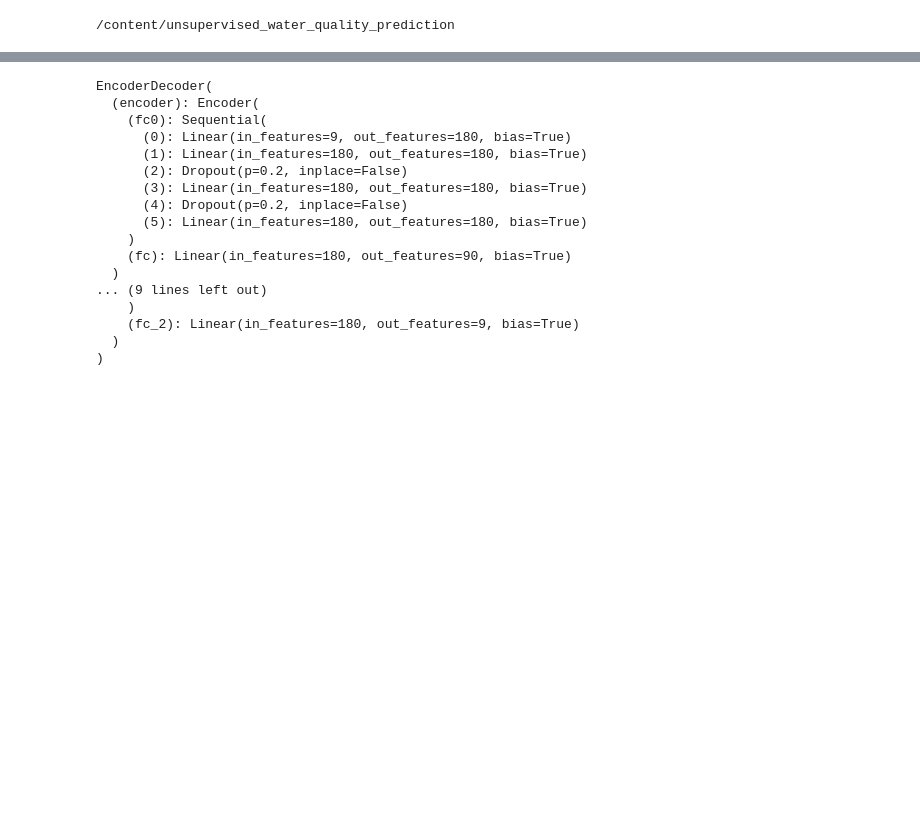
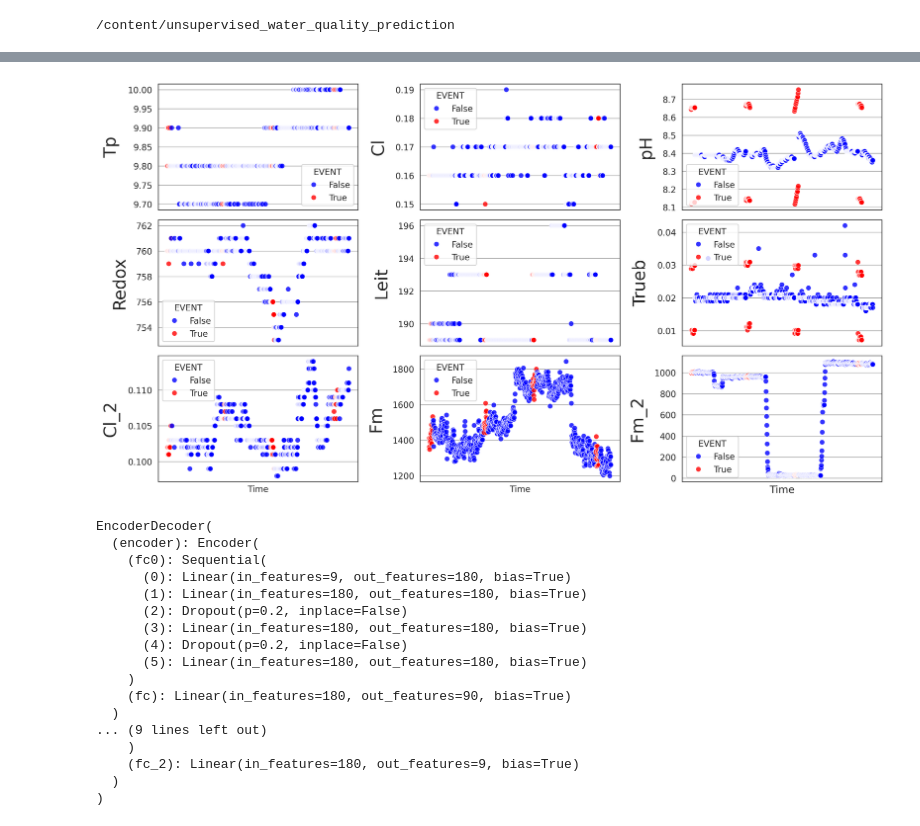
Before and after one commit to Afonso-Leal/unsupervised_water_quality_prediction, a Jupyter notebook: notebook_autoencoder_waterproblem_denseNN.ipynb, the cells around one changed output, grey strips where cells are left out. Drawn from its saved outputs; the diff is of its cells as text; code cells hidden in the pictures; blank space fills up the shorter version.

```diff
--- a/notebook_autoencoder_waterproblem_denseNN.ipynb
+++ b/notebook_autoencoder_waterproblem_denseNN.ipynb
@@ -50,6 +50,63 @@ wq_org.preprocessing()
 X_train_dataset = WaterQualityDataset(wq_org.x_train.to_numpy(),wq_org.x_train.to_numpy())
 X_val_dataset = WaterQualityDataset(wq_org.x_val.to_numpy(),wq_org.x_val.to_numpy())
 X_test_dataset = WaterQualityDataset(wq_org.x_test.to_numpy(),wq_org.x_test.to_numpy())
+# %%
+import matplotlib.pyplot as plt
+import pandas as pd
+import seaborn as sns
+
+# 1. Create a mock dataframe based on your snippet
+# Replace this with your actual DataFrame (e.g., df = pd.read_csv('your_file.csv'))
+data = wq_org.testing_data[1000:2000]
+
+df = pd.DataFrame(data)
+
+# Ensure the Time column is treated as datetime and 'EVENT' as string/boolean for legend mapping
+df["Time"] = pd.to_datetime(df["Time"])
+
+# 2. Setup the plot parameters
+features = ["Tp", "Cl", "pH", "Redox", "Leit", "Trueb", "Cl_2", "Fm", "Fm_2"]
+palette_colors = {False: "blue", True: "red"}
+
+# Set a clean, white background style
+sns.set_style("white")
+
+# Create a 3x3 grid of subplots with increased DPI
+fig, axes = plt.subplots(3, 3, figsize=(13, 7), sharex=True, dpi=300)
+axes = axes.flatten()  # Flatten the 3x3 array into a 1D list of 9 axes
+
+# 3. Loop through features and plot
+for i, feature in enumerate(features):
+    ax = axes[i]
+
+    # Draw the scatterplot
+    sns.scatterplot(
+        data=df,
+        x="Time",
+        y=feature,
+        hue="EVENT",
+        palette=palette_colors,
+        ax=ax,
+        edgecolor="w",  # Replicates the white border on the dots
+        alpha=0.8,
+    )
+
+    # Style the axes to match your image
+    ax.set_ylabel(feature, fontsize=20, labelpad=10)
+    ax.yaxis.grid(True, color="darkgrey", linewidth=0.8)  # Horizontal grids only
+    ax.xaxis.grid(False)
+
+    # Add the "Time" label ONLY to the bottom row of plots
+    if i > 7:
+        ax.set_xlabel("Time", fontsize=12)
+        # Hide X-ticks entirely for the bottom row
+        ax.set_xticks([])
+
+# Adjust spacing so labels don't overlap
+plt.tight_layout()
+plt.show()
+# %% [output]
+[figure, added]
 # %%
 encoder = enc_dense()
 decoder = dec_dense()
```
Also changed, not shown: parts of 2 cells of this notebook.
